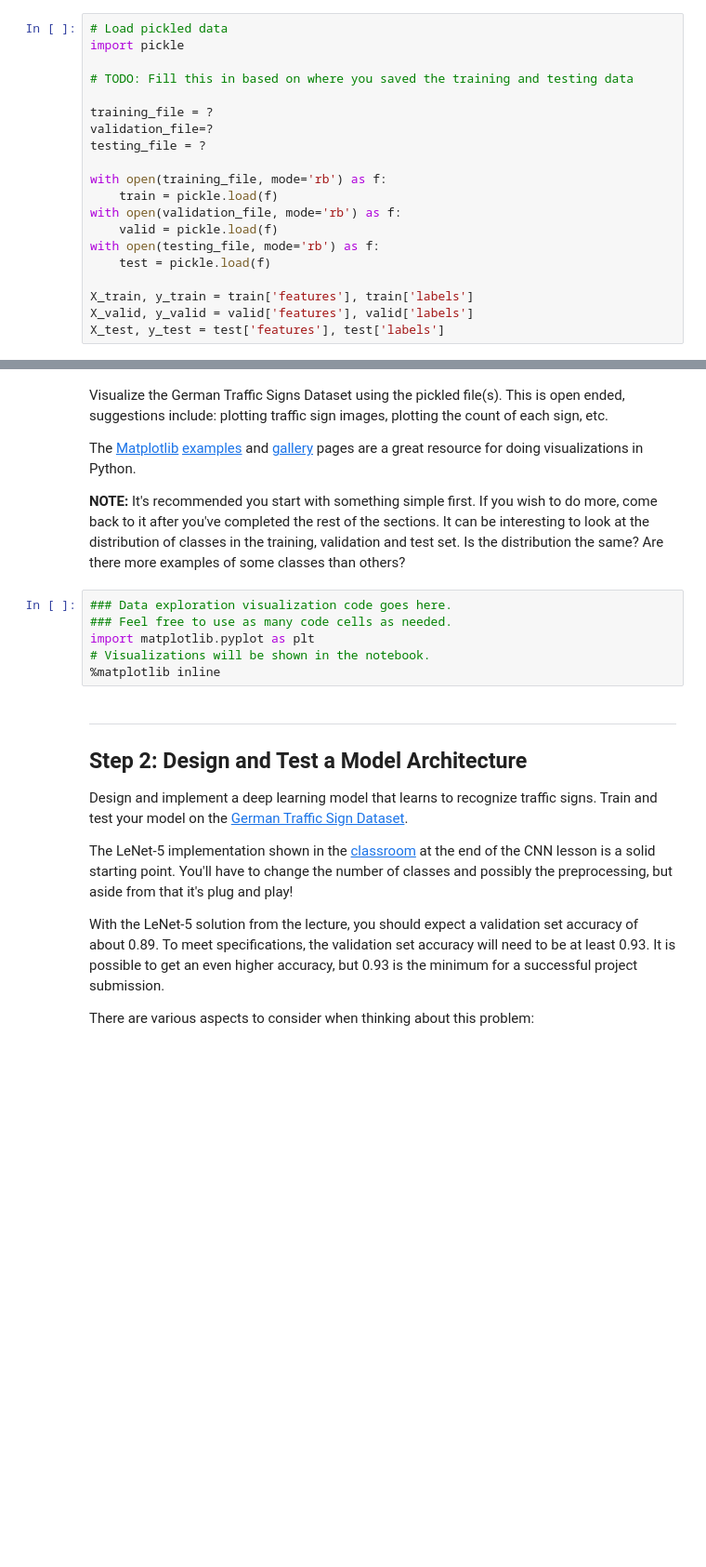
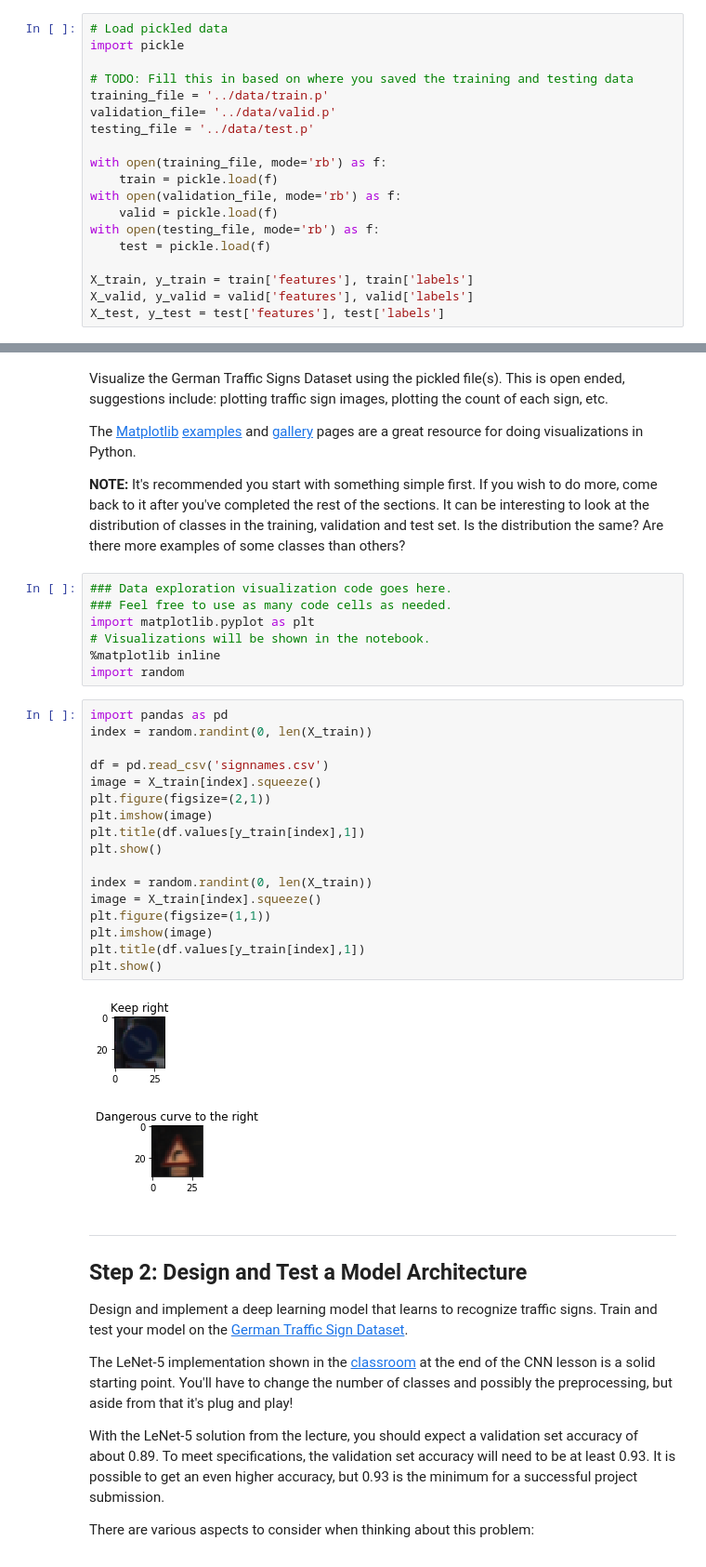
Before and after one commit to govinsprabhu/Traffic_signs_detector, a Jupyter notebook: Traffic_Sign_Classifier.ipynb, the cells around one changed output, grey strips where cells are left out. Shown: that part at 93% size. Saved outputs shown, nothing was run; the diff lists cells and outputs as text; blank space fills up the shorter version.

```diff
--- a/Traffic_Sign_Classifier.ipynb
+++ b/Traffic_Sign_Classifier.ipynb
@@ -24,10 +24,9 @@ The [rubric](https://review.udacity.com/#!/rubrics/481/view) contains "Stand Out
 import pickle
 
 # TODO: Fill this in based on where you saved the training and testing data
-
-training_file = ?
-validation_file=?
-testing_file = ?
+training_file = '../data/train.p'
+validation_file= '../data/valid.p'
+testing_file = '../data/test.p'
 
 with open(training_file, mode='rb') as f:
     train = pickle.load(f)
@@ -91,6 +96,27 @@ The [Matplotlib](http://matplotlib.org/) [examples](http://matplotlib.org/exampl
 import matplotlib.pyplot as plt
 # Visualizations will be shown in the notebook.
 %matplotlib inline
+import random
+# %%
+import pandas as pd
+index = random.randint(0, len(X_train))
+
+df = pd.read_csv('signnames.csv')
+image = X_train[index].squeeze()
+plt.figure(figsize=(2,1))
+plt.imshow(image)
+plt.title(df.values[y_train[index],1])
+plt.show()
+
+index = random.randint(0, len(X_train))
+image = X_train[index].squeeze()
+plt.figure(figsize=(1,1))
+plt.imshow(image)
+plt.title(df.values[y_train[index],1])
+plt.show()
+# %% [output]
+[figure, added]
+[figure, added]
 # %% [markdown]
 ----
 
```
Also changed, not shown: parts of 24 cells of this notebook, 1 other file.
